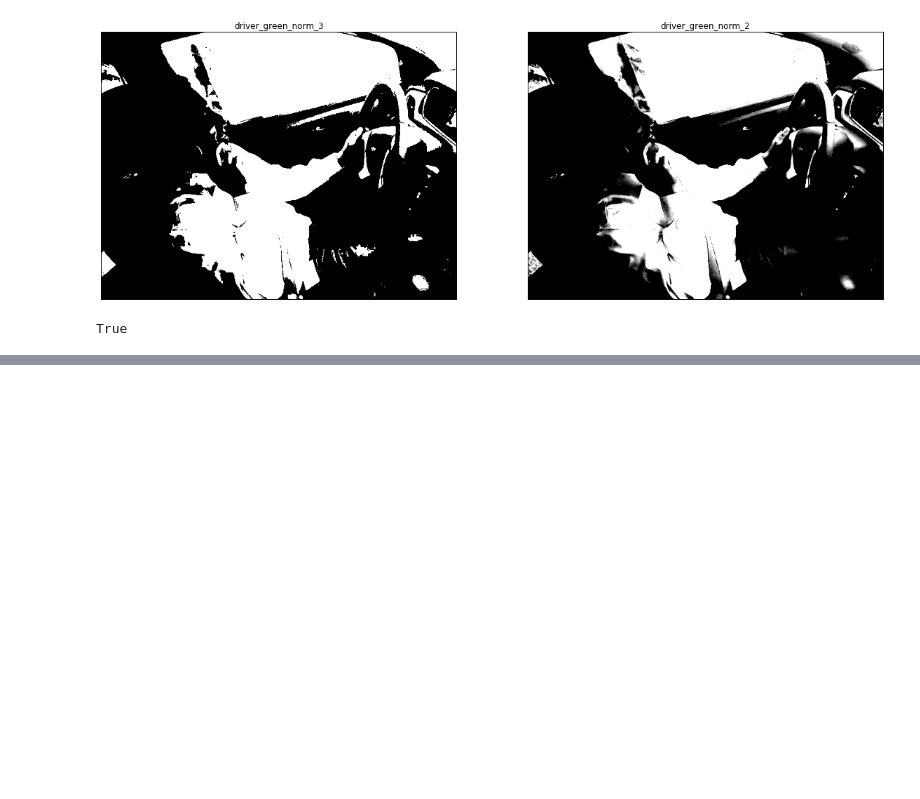
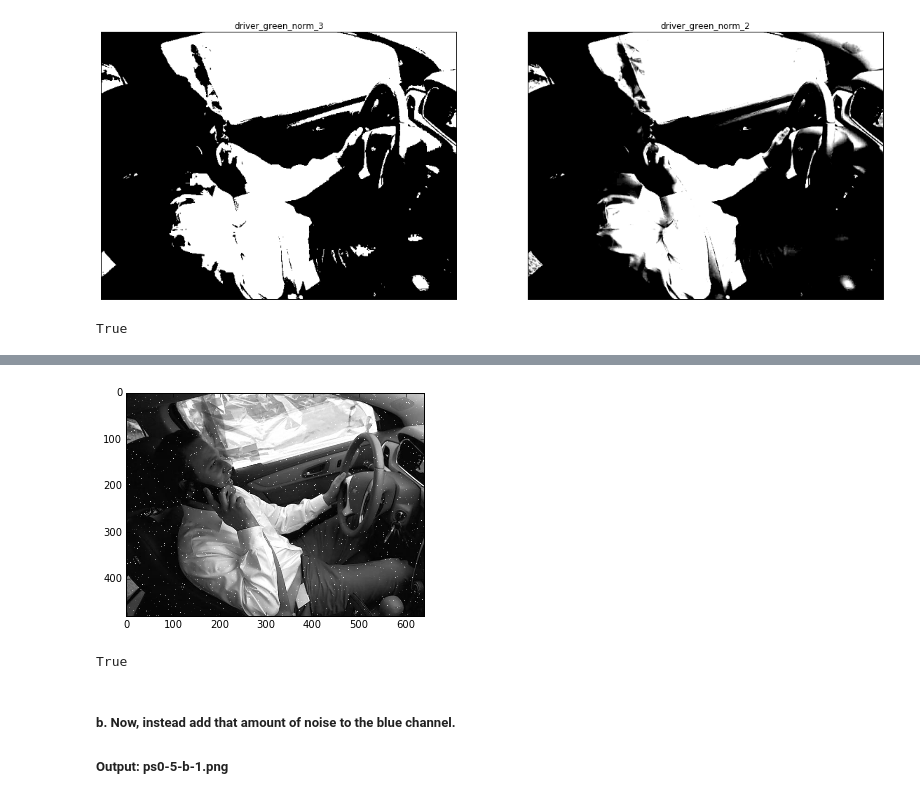
Before and after one commit to tralpha/Computer-Vision-Gatech, a Jupyter notebook: ps0_python/ps0.ipynb, the cells around one changed output, grey strips where cells are left out. Drawn from its saved outputs; the diff is of its cells as text; code cells hidden in the pictures; blank space fills up the shorter version.

```diff
--- a/ps0_python/ps0.ipynb
+++ b/ps0_python/ps0.ipynb
@@ -169,0 +240,15 @@ from scipy.ndimage.interpolation import shift
+# %%
+grid = np.random.randn(driver.shape[0], driver.shape[1])*0.4
+grid = grid.astype('uint8')
+driver_green_gaussian = cv2.add(driver_green, grid)
+# %%
+show_img(driver_green_gaussian)
+# %% [output]
+[figure, added]
+# %%
+cv2.imwrite('output/ ps0-5-a-1.png', driver_green_gaussian)
+# %% [output]
+True
+# %% [markdown]
+##### b. Now, instead add that amount of noise to the blue channel.
+##### Output: ps0-5-b-1.png
```
Also changed, not shown: parts of 21 cells of this notebook, 6 other files.
